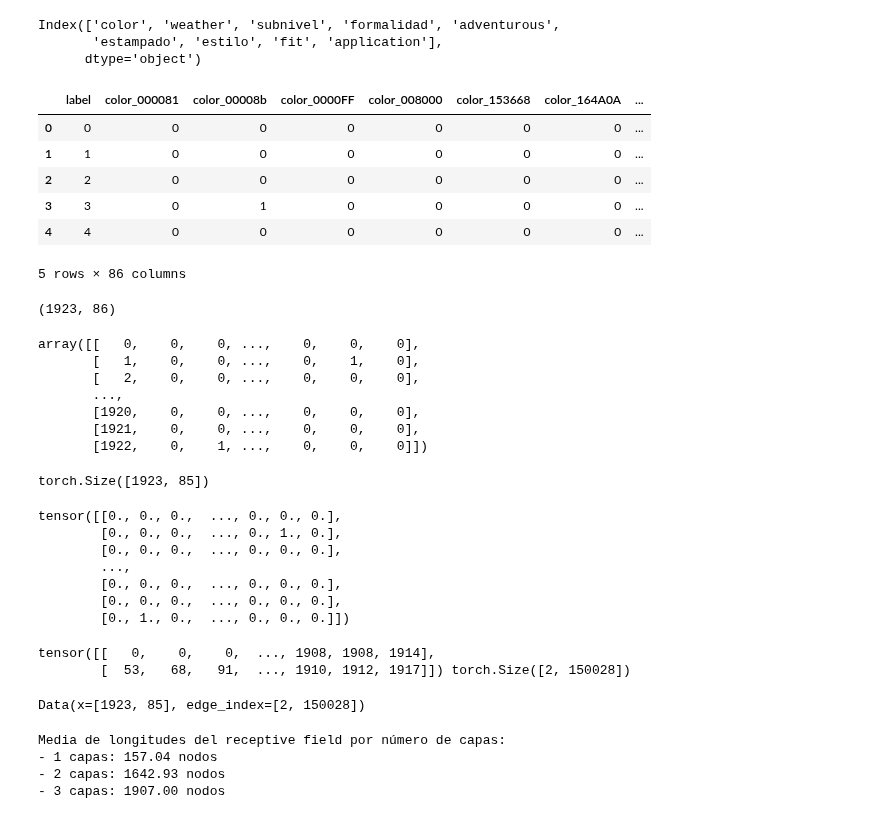
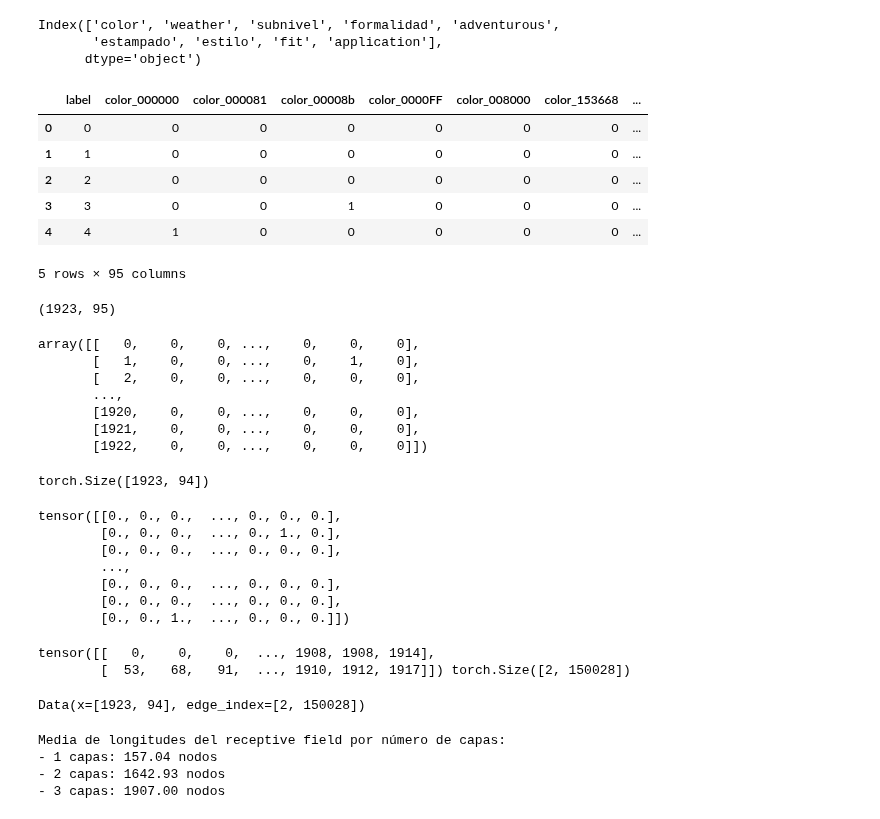
Before and after one commit to xaabizulu/24_25_3_R10_Verde_Oscuro, a Jupyter notebook: 03_GNN_grafos.ipynb, the cells around one changed output. Cells and saved outputs as stored; diff of their text form; code cells hidden in the pictures.

```diff
--- a/03_GNN_grafos.ipynb
+++ b/03_GNN_grafos.ipynb
@@ -126,7 +126,7 @@ estilo:6
 fit:5
 application:5
 # %%
-categoricas = df_caracteristicas_nodos.select_dtypes(exclude=['int']).columns
+categoricas = df_caracteristicas_nodos.columns
 categoricas = categoricas[categoricas != 'label']
 categoricas
 # %% [output]
@@ -135,23 +135,23 @@ Index(['color', 'weather', 'subnivel', 'formalidad', 'adventurous',
       dtype='object')
 # %%
 # Crear un LabelEncoder para cada columna categórica
-df_codificado = pd.get_dummies(df_caracteristicas_nodos, columns=categoricas,drop_first=True)
+df_codificado = pd.get_dummies(df_caracteristicas_nodos, columns=categoricas)
 df_codificado.head()
 columnas = df_codificado.columns
 df_codificado[columnas] = df_codificado[columnas].astype(int)
 df_codificado.head()
 # %% [output]
-|  | label | color_000081 | color_00008b | color_0000FF | color_008000 | color_153668 | color_164A0A | ... |
+|  | label | color_000000 | color_000081 | color_00008b | color_0000FF | color_008000 | color_153668 | ... |
 | 0 | 0 | 0 | 0 | 0 | 0 | 0 | 0 | ... |
 | 1 | 1 | 0 | 0 | 0 | 0 | 0 | 0 | ... |
 | 2 | 2 | 0 | 0 | 0 | 0 | 0 | 0 | ... |
-| 3 | 3 | 0 | 1 | 0 | 0 | 0 | 0 | ... |
-| 4 | 4 | 0 | 0 | 0 | 0 | 0 | 0 | ... |
+| 3 | 3 | 0 | 0 | 1 | 0 | 0 | 0 | ... |
+| 4 | 4 | 1 | 0 | 0 | 0 | 0 | 0 | ... |
-5 rows × 86 columns
+5 rows × 95 columns
 # %%
 df_codificado.shape
 # %% [output]
-(1923, 86)
+(1923, 95)
 # %%
 df_codificado.values
 # %% [output]
@@ -161,12 +161,12 @@ array([[   0,    0,    0, ...,    0,    0,    0],
        ...,
        [1920,    0,    0, ...,    0,    0,    0],
        [1921,    0,    0, ...,    0,    0,    0],
-       [1922,    0,    1, ...,    0,    0,    0]])
+       [1922,    0,    0, ...,    0,    0,    0]])
 # %%
 x_tensor = torch.tensor(df_codificado.drop(columns=['label']).values, dtype=torch.float32)
 x_tensor.shape
 # %% [output]
-torch.Size([1923, 85])
+torch.Size([1923, 94])
 # %%
 x_tensor
 # %% [output]
@@ -176,7 +176,7 @@ tensor([[0., 0., 0.,  ..., 0., 0., 0.],
         ...,
         [0., 0., 0.,  ..., 0., 0., 0.],
         [0., 0., 0.,  ..., 0., 0., 0.],
-        [0., 1., 0.,  ..., 0., 0., 0.]])
+        [0., 0., 1.,  ..., 0., 0., 0.]])
 # %%
 edges=list(G7.edges)
 edge_index = torch.tensor(edges, dtype=torch.long).t().contiguous()
@@ -188,7 +188,7 @@ tensor([[   0,    0,    0,  ..., 1908, 1908, 1914],
 G7_data=Data(x=x_tensor, edge_index=edge_index)
 G7_data
 # %% [output]
-Data(x=[1923, 85], edge_index=[2, 150028])
+Data(x=[1923, 94], edge_index=[2, 150028])
 # %%
 def receptive_field(G, node, k):
     """Calcula el receptive field de un nodo en k capas."""
```
Also changed, not shown: parts of 40 cells of this notebook.
